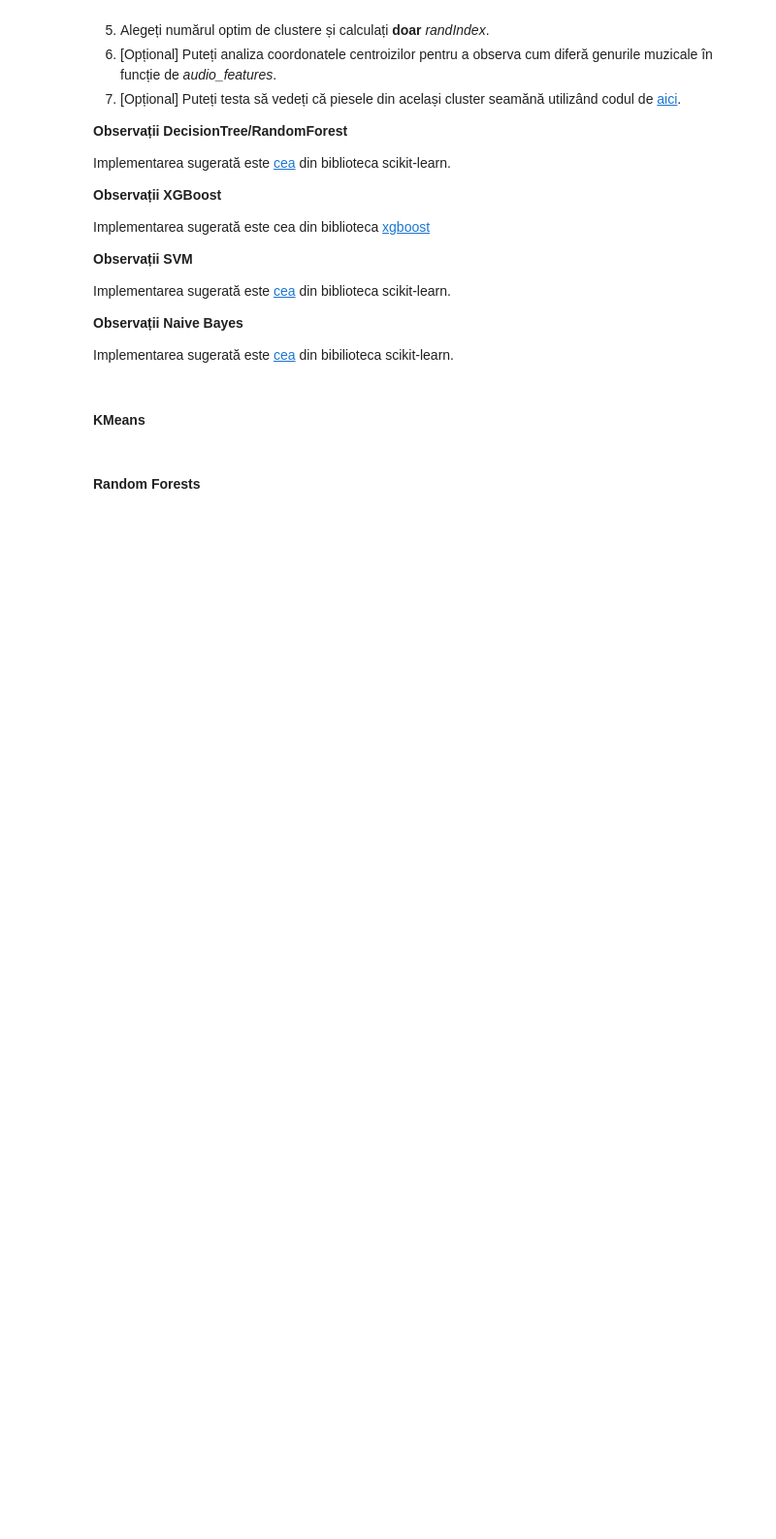
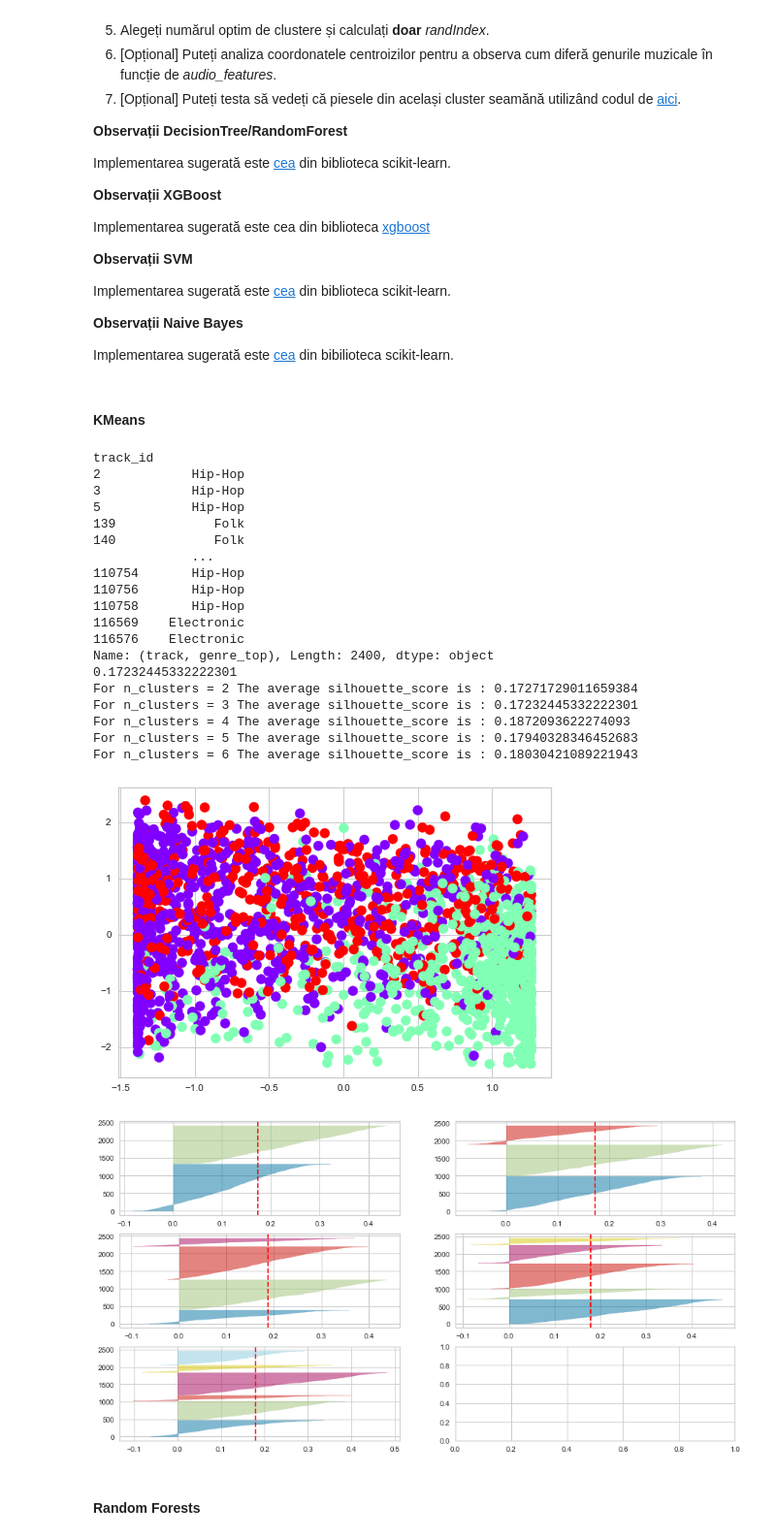
Before and after one commit to alexdinisor98/MultiClass-Classiffiers-for-Music-Dataset, a Jupyter notebook: Tema_1_Skel.ipynb, the cells around one changed output. Shown at 97% size. Drawn from its saved outputs; the diff is of its cells as text; code cells hidden in the pictures; blank space fills up the shorter version.

Commit message:
Add kmeans alg

```diff
--- a/Tema_1_Skel.ipynb
+++ b/Tema_1_Skel.ipynb
@@ -258,6 +260,72 @@ Implementarea sugerată este [cea](https://scikit-learn.org/stable/modules/svm.h
 Implementarea sugerată este [cea](https://scikit-learn.org/stable/modules/naive_bayes.html) din bibilioteca scikit-learn.
 # %% [markdown]
 #### KMeans
+# %%
+from sklearn.cluster import KMeans
+from sklearn.preprocessing import StandardScaler
+from sklearn.metrics import silhouette_samples, silhouette_score
+from yellowbrick.cluster import SilhouetteVisualizer
+from sklearn.metrics.cluster import adjusted_rand_score
+
+X = pd.concat([X_train, X_test])
+Y = pd.concat([Y_train, Y_test])
+
+# Standard Scaler scales them such that the distribution centered around 0, with a standard deviation of 1.
+scaler = StandardScaler()
+# standardization
+X_scaled = scaler.fit_transform(X)
+print(Y)
+# This will perform 10 runs of the k-means algorithm on your data with a maximum of 300 iterations per run:
+kmeans = KMeans(n_clusters=3,random_state=0)
+labels_pred = kmeans.fit_predict(X_scaled)
+plt.scatter(X_scaled[:, 0], X_scaled[:, 1], c=labels_pred, s=100, cmap='rainbow')
+# Calculate Silhoutte Score
+score = silhouette_score(scaled_features, kmeans.labels_, metric='euclidean')
+print(score)
+# print(metrics.adjusted_rand_score(Y, labels_pred))
+
+#https://dzone.com/articles/kmeans-silhouette-score-explained-with-python-exam
+fig, ax = plt.subplots(3, 2, figsize=(15,8))
+range_n_clusters = [2, 3, 4, 5, 6]
+for i in range_n_clusters:
+    '''
+    Create KMeans instance for different number of clusters
+    '''
+    km = KMeans(n_clusters=i, random_state=0)
+    labels_pred = km.fit_predict(X_scaled)
+
+    silhouette_avg = metrics.silhouette_score(X_scaled, labels_pred, metric='euclidean')
+    print("For n_clusters =", i, "The average silhouette_score is :", silhouette_avg)
+
+    q, mod = divmod(i, 2)
+    '''
+    Create SilhouetteVisualizer instance with KMeans instance
+    Fit the visualizer
+    '''
+    visualizer = SilhouetteVisualizer(km, colors='yellowbrick', ax=ax[q-1][mod])
+    visualizer.fit(X_scaled)
+# %% [output]
+track_id
+2            Hip-Hop
+3            Hip-Hop
+5            Hip-Hop
+139             Folk
+140             Folk
+             ...
+110754       Hip-Hop
+110756       Hip-Hop
+110758       Hip-Hop
+116569    Electronic
+116576    Electronic
+Name: (track, genre_top), Length: 2400, dtype: object
+0.17232445332222301
+For n_clusters = 2 The average silhouette_score is : 0.17271729011659384
+For n_clusters = 3 The average silhouette_score is : 0.17232445332222301
+For n_clusters = 4 The average silhouette_score is : 0.1872093622274093
+For n_clusters = 5 The average silhouette_score is : 0.17940328346452683
+For n_clusters = 6 The average silhouette_score is : 0.18030421089221943
+[figure, added]
+[figure, added]
 # %% [markdown]
 #### Random Forests
 # %%
```
Also changed, not shown: parts of 8 cells of this notebook.
